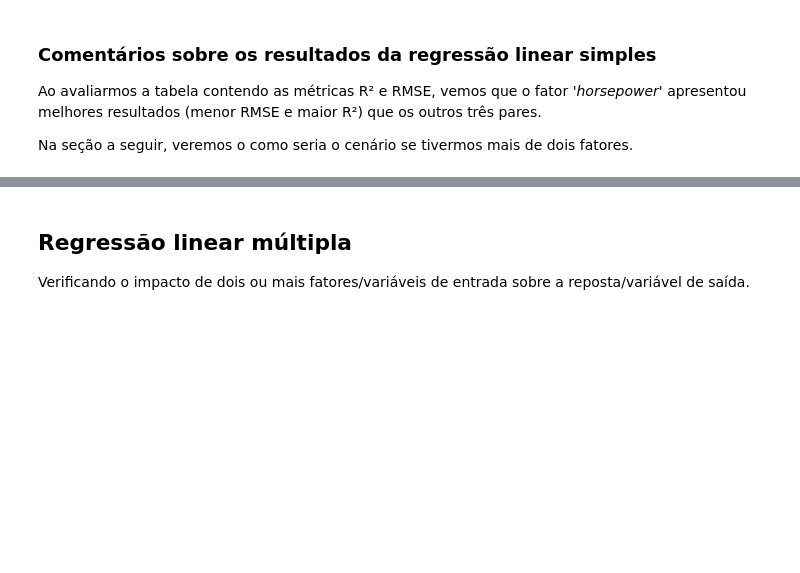
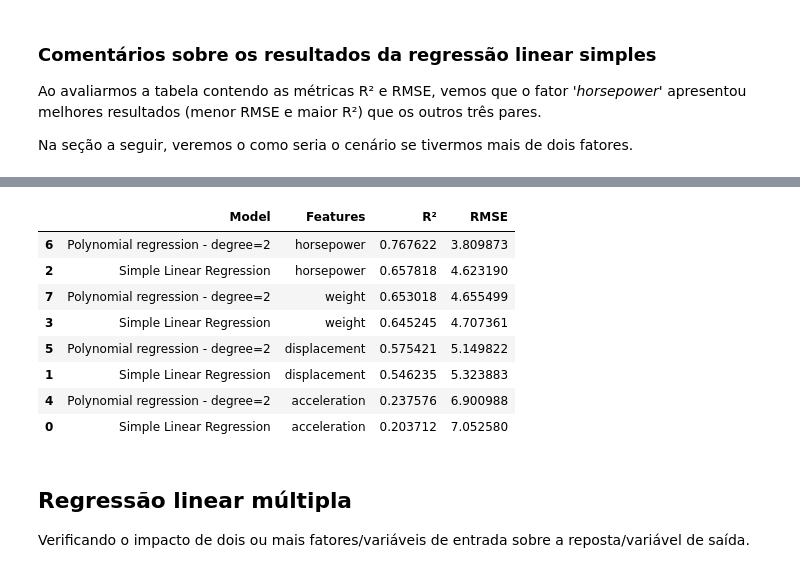
Before and after one commit to Carne-de-Pescoco/kaggle-used-car, a Jupyter notebook: notebooks/3_modeling_evaluation_suto.ipynb, the cells around one changed output, grey strips where cells are left out. Saved outputs shown, nothing was run; the diff lists cells and outputs as text; code cells hidden in the pictures; blank space fills up the shorter version.

```diff
--- a/notebooks/3_modeling_evaluation_suto.ipynb
+++ b/notebooks/3_modeling_evaluation_suto.ipynb
@@ -152,3 +232,28 @@ Na seção a seguir, veremos o como seria o cenário se tivermos mais de dois fa
+# %%
+
+for feature in df_data[lst_continuas_sem_mpg].columns:
+    X_poly = PolynomialFeatures(degree=2, include_bias=False)
+    X_train_poly = X_poly.fit_transform(X_train[feature].values.reshape(-1, 1))
+    model = LinearRegression()
+    model.fit(X_train_poly, y_train)
+    X_test_poly = X_poly.fit_transform(X_test[feature].values.reshape(-1, 1))
+    y_pred = model.predict(X_test_poly)
+    dct_metrics[len(dct_metrics)] = {"Model": "Polynomial regression - degree=2",
+                                     "Features": feature,
+                                     "R²": r2_score(y_test, y_pred),
+                                     "RMSE": mean_squared_error(y_test, y_pred)**.5}
+
+pd.DataFrame.from_dict(dct_metrics, orient='index').sort_values(by="RMSE", ascending=True)
+# %% [output]
+|  | Model | Features | R² | RMSE |
+| 6 | Polynomial regression - degree=2 | horsepower | 0.767622 | 3.809873 |
+| 2 | Simple Linear Regression | horsepower | 0.657818 | 4.623190 |
+| 7 | Polynomial regression - degree=2 | weight | 0.653018 | 4.655499 |
+| 3 | Simple Linear Regression | weight | 0.645245 | 4.707361 |
+| 5 | Polynomial regression - degree=2 | displacement | 0.575421 | 5.149822 |
+| 1 | Simple Linear Regression | displacement | 0.546235 | 5.323883 |
+| 4 | Polynomial regression - degree=2 | acceleration | 0.237576 | 6.900988 |
+| 0 | Simple Linear Regression | acceleration | 0.203712 | 7.052580 |
 # %% [markdown]
 ## Regressão linear múltipla
 
```
Also changed, not shown: parts of 11 cells of this notebook, 3 other files.
